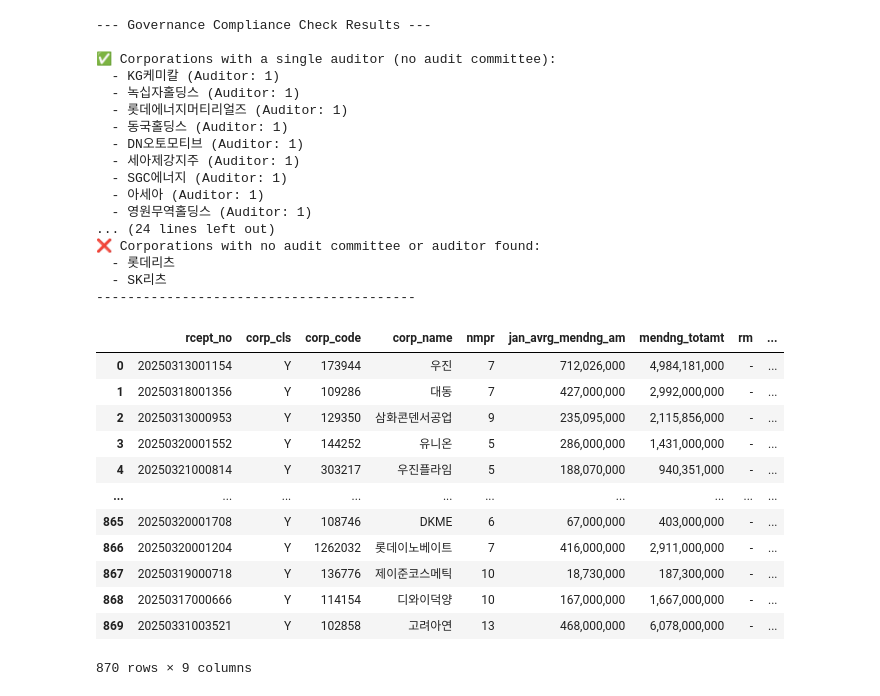
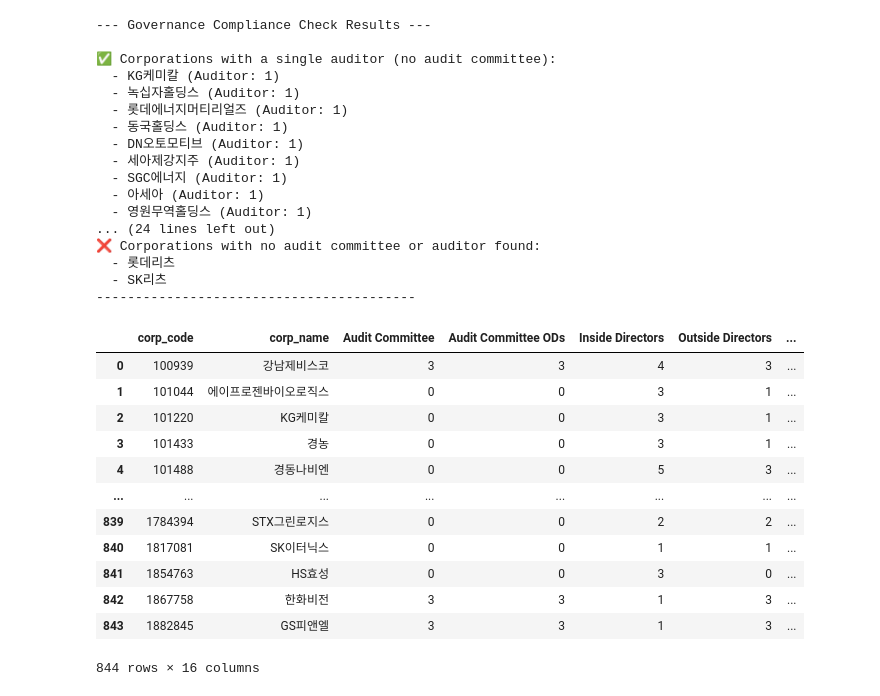
Before and after one commit to IreneYan07/governance_scoring_proj, a Jupyter notebook: notebooks/02_data_preprocessing.ipynb, the cells around one changed output. Cells and saved outputs as stored; diff of their text form; code cells hidden in the pictures.

```diff
--- a/notebooks/02_data_preprocessing.ipynb
+++ b/notebooks/02_data_preprocessing.ipynb
@@ -623,21 +594,21 @@ os.makedirs(output_folder, exist_ok=True)
 
 exec_df.to_csv(exec_file_path, index=False, encoding='utf-8-sig')
 summary_df.to_csv(summary_file_path, index=False, encoding='utf-8-sig')
-# %%
-salary_total_df
-# %% [output]
-|  | rcept_no | corp_cls | corp_code | corp_name | nmpr | jan_avrg_mendng_am | mendng_totamt | rm | ... |
-| 0 | 20250313001154 | Y | 173944 | 우진 | 7 | 712,026,000 | 4,984,181,000 | - | ... |
-| 1 | 20250318001356 | Y | 109286 | 대동 | 7 | 427,000,000 | 2,992,000,000 | - | ... |
-| 2 | 20250313000953 | Y | 129350 | 삼화콘덴서공업 | 9 | 235,095,000 | 2,115,856,000 | - | ... |
-| 3 | 20250320001552 | Y | 144252 | 유니온 | 5 | 286,000,000 | 1,431,000,000 | - | ... |
-| 4 | 20250321000814 | Y | 303217 | 우진플라임 | 5 | 188,070,000 | 940,351,000 | - | ... |
-| ... | ... | ... | ... | ... | ... | ... | ... | ... | ... |
-| 865 | 20250320001708 | Y | 108746 | DKME | 6 | 67,000,000 | 403,000,000 | - | ... |
-| 866 | 20250320001204 | Y | 1262032 | 롯데이노베이트 | 7 | 416,000,000 | 2,911,000,000 | - | ... |
-| 867 | 20250319000718 | Y | 136776 | 제이준코스메틱 | 10 | 18,730,000 | 187,300,000 | - | ... |
-| 868 | 20250317000666 | Y | 114154 | 디와이덕양 | 10 | 167,000,000 | 1,667,000,000 | - | ... |
-| 869 | 20250331003521 | Y | 102858 | 고려아연 | 13 | 468,000,000 | 6,078,000,000 | - | ... |
-870 rows × 9 columns
 # %%
 exec_df = pd.read_csv(r'C:\Program Files\Git\OPENDART\governance_scoring_proj\notebooks\data\processed\exec_df.csv')
+# %%
+summary_df
+# %% [output]
+|  | corp_code | corp_name | Audit Committee | Audit Committee ODs | Inside Directors | Outside Directors | ... |
+| 0 | 100939 | 강남제비스코 | 3 | 3 | 4 | 3 | ... |
+| 1 | 101044 | 에이프로젠바이오로직스 | 0 | 0 | 3 | 1 | ... |
+| 2 | 101220 | KG케미칼 | 0 | 0 | 3 | 1 | ... |
+| 3 | 101433 | 경농 | 0 | 0 | 3 | 1 | ... |
+| 4 | 101488 | 경동나비엔 | 0 | 0 | 5 | 3 | ... |
+| ... | ... | ... | ... | ... | ... | ... | ... |
+| 839 | 1784394 | STX그린로지스 | 0 | 0 | 2 | 2 | ... |
+| 840 | 1817081 | SK이터닉스 | 0 | 0 | 1 | 1 | ... |
+| 841 | 1854763 | HS효성 | 0 | 0 | 3 | 0 | ... |
+| 842 | 1867758 | 한화비전 | 3 | 3 | 1 | 3 | ... |
+| 843 | 1882845 | GS피앤엘 | 3 | 3 | 1 | 3 | ... |
+844 rows × 16 columns
```
Also changed, not shown: parts of 4 cells of this notebook, 8 other files.
